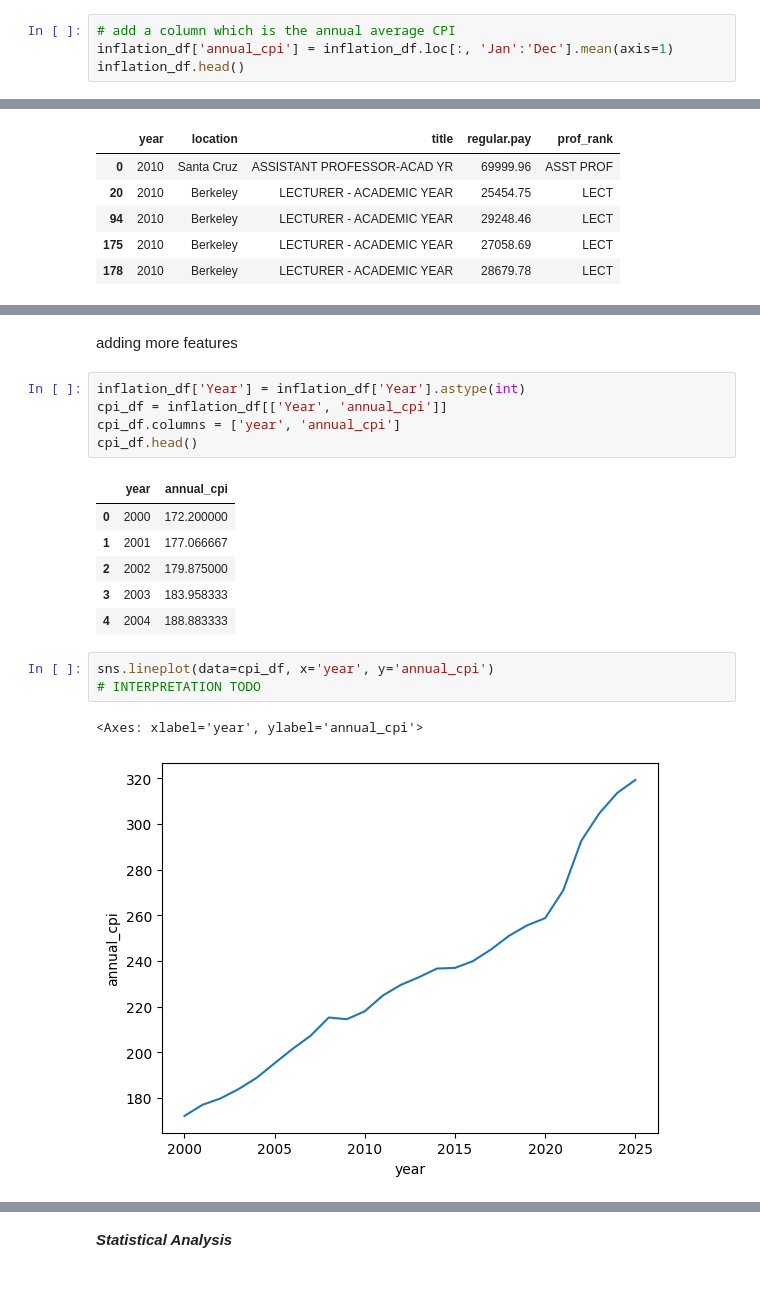
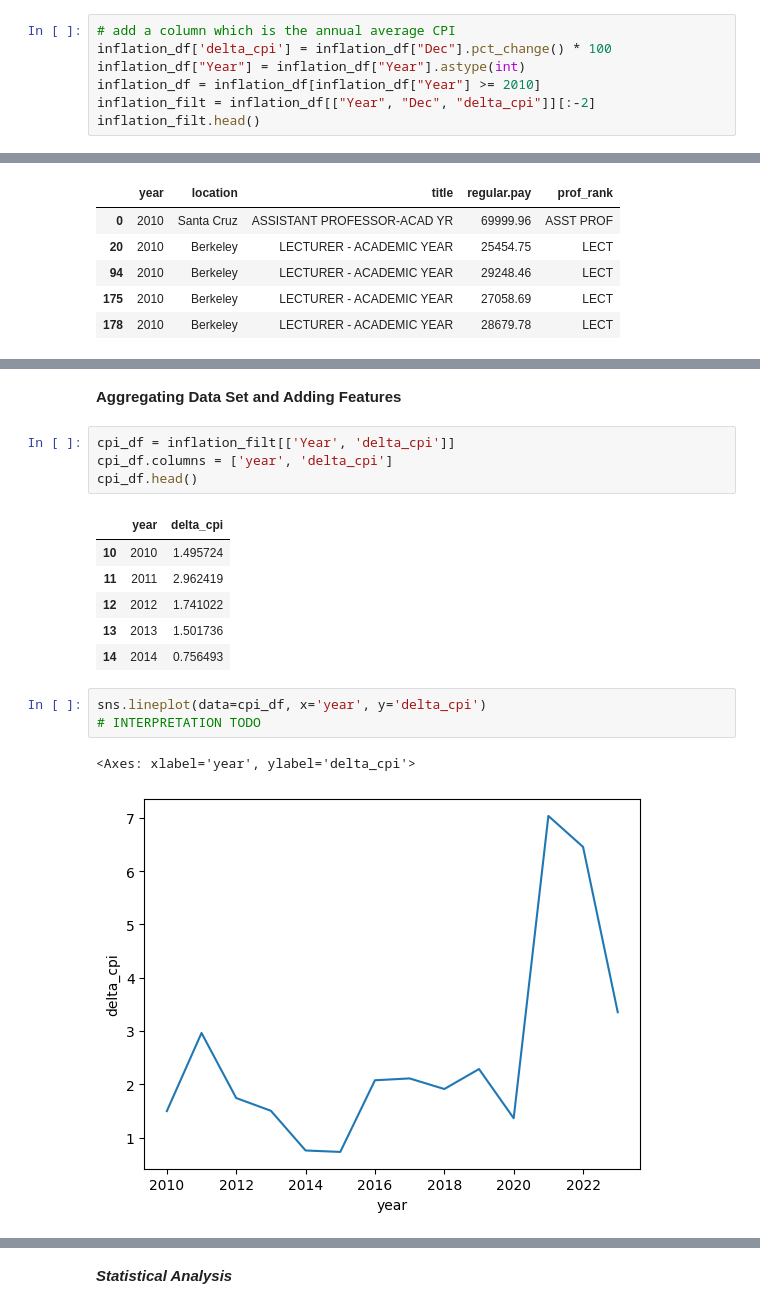
Before and after one commit to nilsberzins/stat-405-final, a Jupyter notebook: EDA405.ipynb, the cells around one changed output, grey strips where cells are left out. Saved outputs shown, nothing was run; the diff lists cells and outputs as text.

```diff
--- a/EDA405.ipynb
+++ b/EDA405.ipynb
@@ -129,6 +103,9 @@ inflation_df.head()
 | 4 | 5 | 2004.0 | 185.2 | 186.2 | 187.4 | 188.0 | 189.1 | 189.7 | 189.4 | 189.5 | 189.9 | ... |
 # %%
 # add a column which is the annual average CPI
-inflation_df['annual_cpi'] = inflation_df.loc[:, 'Jan':'Dec'].mean(axis=1)
-inflation_df.head()
+inflation_df['delta_cpi'] = inflation_df["Dec"].pct_change() * 100
+inflation_df["Year"] = inflation_df["Year"].astype(int)
+inflation_df = inflation_df[inflation_df["Year"] >= 2010]
+inflation_filt = inflation_df[["Year", "Dec", "delta_cpi"]][:-2]
+inflation_filt.head()
 # %% [output]
@@ -376,20 +353,19 @@ sns.histplot(filtered[filtered['year'] == 2023], x='regular.pay')
-# %% [markdown]
-adding more features
+# %% [markdown]
+**Aggregating Data Set and Adding Features**
 # %%
-inflation_df['Year'] = inflation_df['Year'].astype(int)
-cpi_df = inflation_df[['Year', 'annual_cpi']]
-cpi_df.columns = ['year', 'annual_cpi']
+cpi_df = inflation_filt[['Year', 'delta_cpi']]
+cpi_df.columns = ['year', 'delta_cpi']
 cpi_df.head()
 # %% [output]
-|  | year | annual_cpi |
-| 0 | 2000 | 172.200000 |
-| 1 | 2001 | 177.066667 |
-| 2 | 2002 | 179.875000 |
-| 3 | 2003 | 183.958333 |
-| 4 | 2004 | 188.883333 |
+|  | year | delta_cpi |
+| 10 | 2010 | 1.495724 |
+| 11 | 2011 | 2.962419 |
+| 12 | 2012 | 1.741022 |
+| 13 | 2013 | 1.501736 |
+| 14 | 2014 | 0.756493 |
 # %%
-sns.lineplot(data=cpi_df, x='year', y='annual_cpi')
+sns.lineplot(data=cpi_df, x='year', y='delta_cpi')
 # INTERPRETATION TODO
 # %% [output]
-<Axes: xlabel='year', ylabel='annual_cpi'>
+<Axes: xlabel='year', ylabel='delta_cpi'>
-[figure, old version]
+[figure, new version]
```
Also changed, not shown: parts of 28 cells of this notebook.
